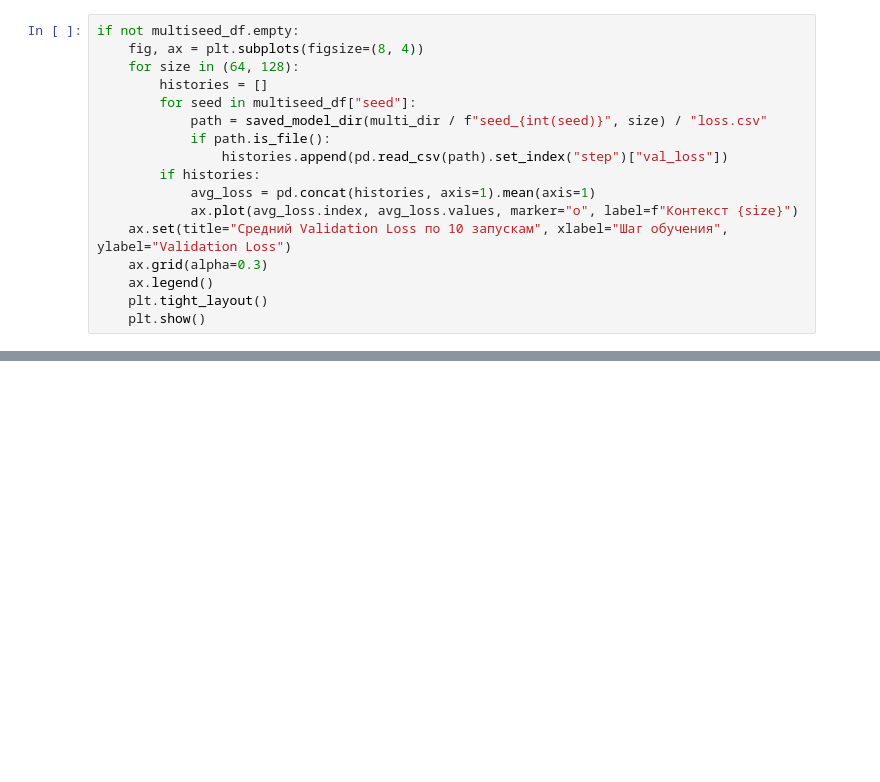
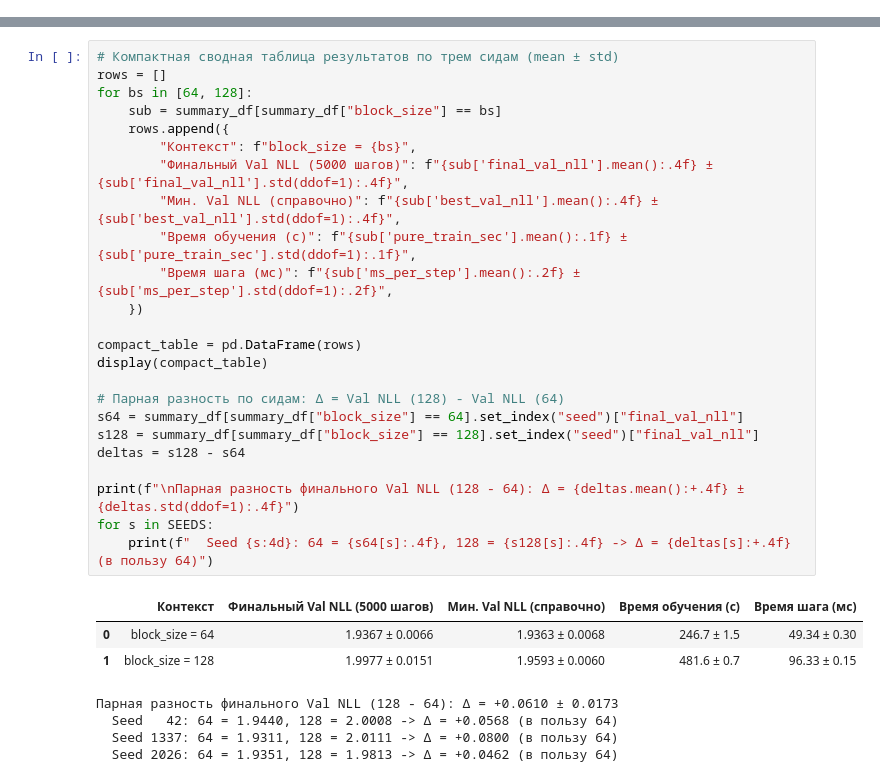
Before and after one commit to PalPalych5/ng-video-lecture, a Jupyter notebook: context_comparison.ipynb, the cells around one changed output, grey strips where cells are left out. Cells and saved outputs as stored; diff of their text form; blank space fills up the shorter version.

```diff
--- a/context_comparison.ipynb
+++ b/context_comparison.ipynb
@@ -266,17 +0,0 @@ else:
-# %%
-if not multiseed_df.empty:
-    fig, ax = plt.subplots(figsize=(8, 4))
-    for size in (64, 128):
-        histories = []
-        for seed in multiseed_df["seed"]:
-            path = saved_model_dir(multi_dir / f"seed_{int(seed)}", size) / "loss.csv"
-            if path.is_file():
-                histories.append(pd.read_csv(path).set_index("step")["val_loss"])
-        if histories:
-            avg_loss = pd.concat(histories, axis=1).mean(axis=1)
-            ax.plot(avg_loss.index, avg_loss.values, marker="o", label=f"Контекст {size}")
-    ax.set(title="Средний Validation Loss по 10 запускам", xlabel="Шаг обучения", ylabel="Validation Loss")
-    ax.grid(alpha=0.3)
-    ax.legend()
-    plt.tight_layout()
-    plt.show()
@@ -397,0 +238,32 @@ Our eis know done. What, I g
+# %%
+# Компактная сводная таблица результатов по трем сидам (mean ± std)
+rows = []
+for bs in [64, 128]:
+    sub = summary_df[summary_df["block_size"] == bs]
+    rows.append({
+        "Контекст": f"block_size = {bs}",
+        "Финальный Val NLL (5000 шагов)": f"{sub['final_val_nll'].mean():.4f} ± {sub['final_val_nll'].std(ddof=1):.4f}",
+        "Мин. Val NLL (справочно)": f"{sub['best_val_nll'].mean():.4f} ± {sub['best_val_nll'].std(ddof=1):.4f}",
+        "Время обучения (с)": f"{sub['pure_train_sec'].mean():.1f} ± {sub['pure_train_sec'].std(ddof=1):.1f}",
+        "Время шага (мс)": f"{sub['ms_per_step'].mean():.2f} ± {sub['ms_per_step'].std(ddof=1):.2f}",
+    })
+
+compact_table = pd.DataFrame(rows)
+display(compact_table)
+
+# Парная разность по сидам: Δ = Val NLL (128) - Val NLL (64)
+s64 = summary_df[summary_df["block_size"] == 64].set_index("seed")["final_val_nll"]
+s128 = summary_df[summary_df["block_size"] == 128].set_index("seed")["final_val_nll"]
+deltas = s128 - s64
+
+print(f"\nПарная разность финального Val NLL (128 - 64): Δ = {deltas.mean():+.4f} ± {deltas.std(ddof=1):.4f}")
+for s in SEEDS:
+    print(f"  Seed {s:4d}: 64 = {s64[s]:.4f}, 128 = {s128[s]:.4f} -> Δ = {deltas[s]:+.4f} (в пользу 64)")
+# %% [output]
+|  | Контекст | Финальный Val NLL (5000 шагов) | Мин. Val NLL (справочно) | Время обучения (с) | Время шага (мс) |
+| 0 | block_size = 64 | 1.9367 ± 0.0066 | 1.9363 ± 0.0068 | 246.7 ± 1.5 | 49.34 ± 0.30 |
+| 1 | block_size = 128 | 1.9977 ± 0.0151 | 1.9593 ± 0.0060 | 481.6 ± 0.7 | 96.33 ± 0.15 |
+Парная разность финального Val NLL (128 - 64): Δ = +0.0610 ± 0.0173
+  Seed   42: 64 = 1.9440, 128 = 2.0008 -> Δ = +0.0568 (в пользу 64)
+  Seed 1337: 64 = 1.9311, 128 = 2.0111 -> Δ = +0.0800 (в пользу 64)
+  Seed 2026: 64 = 1.9351, 128 = 1.9813 -> Δ = +0.0462 (в пользу 64)
```
Also changed, not shown: parts of 29 cells of this notebook, 10 other files.
